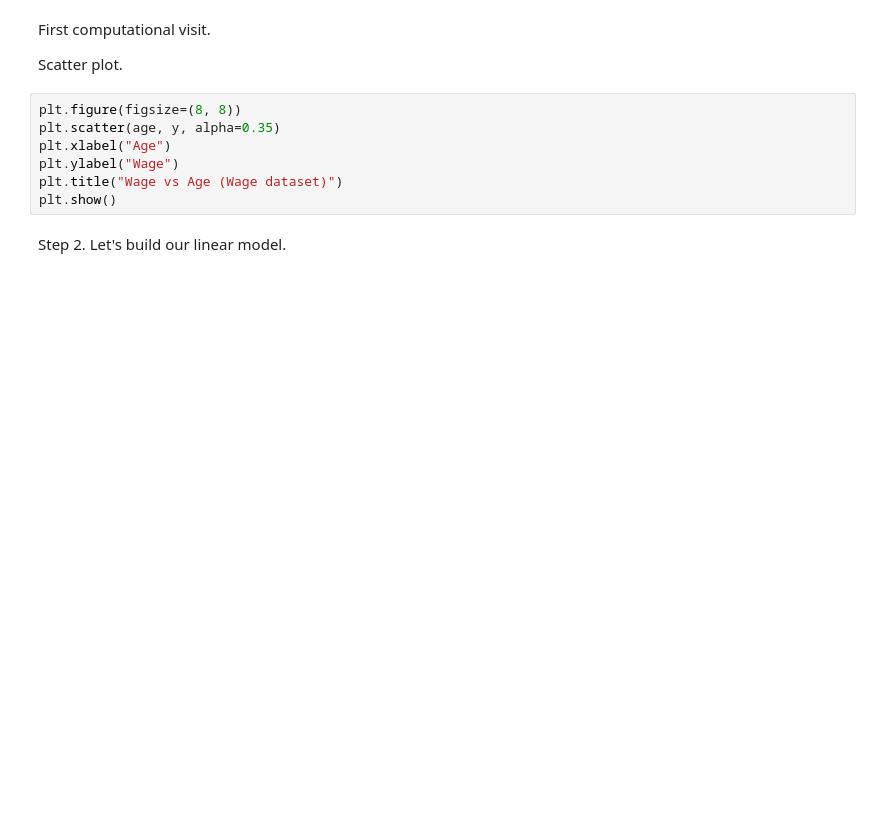
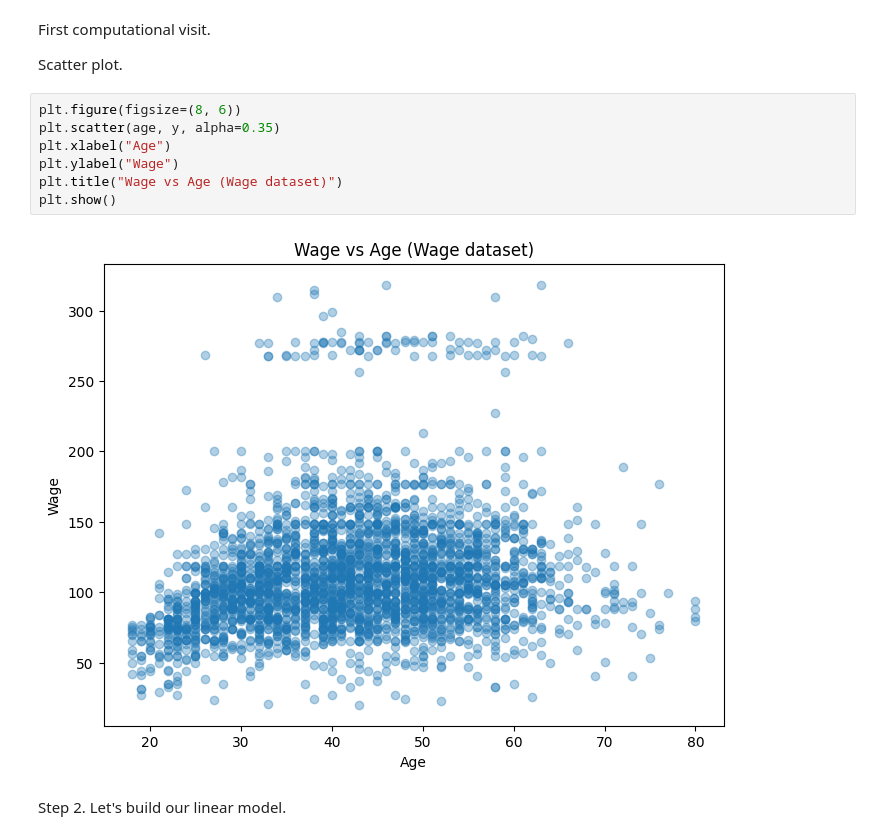
Before and after one commit to AdaptiveMesh/GAM_intro, a Jupyter notebook: gam_prep.ipynb, the cells around one changed output. Drawn from its saved outputs; the diff is of its cells as text; blank space fills up the shorter version.

```diff
--- a/gam_prep.ipynb
+++ b/gam_prep.ipynb
@@ -20,12 +18,14 @@ First computational visit.
 
 Scatter plot.
 # %%
-plt.figure(figsize=(8, 8))
+plt.figure(figsize=(8, 6))
 plt.scatter(age, y, alpha=0.35)
 plt.xlabel("Age")
 plt.ylabel("Wage")
 plt.title("Wage vs Age (Wage dataset)")
 plt.show()
+# %% [output]
+[figure, added]
 # %% [markdown]
 Step 2. Let's build our linear model.
 # %%
```
Also changed, not shown: parts of 11 cells of this notebook.
